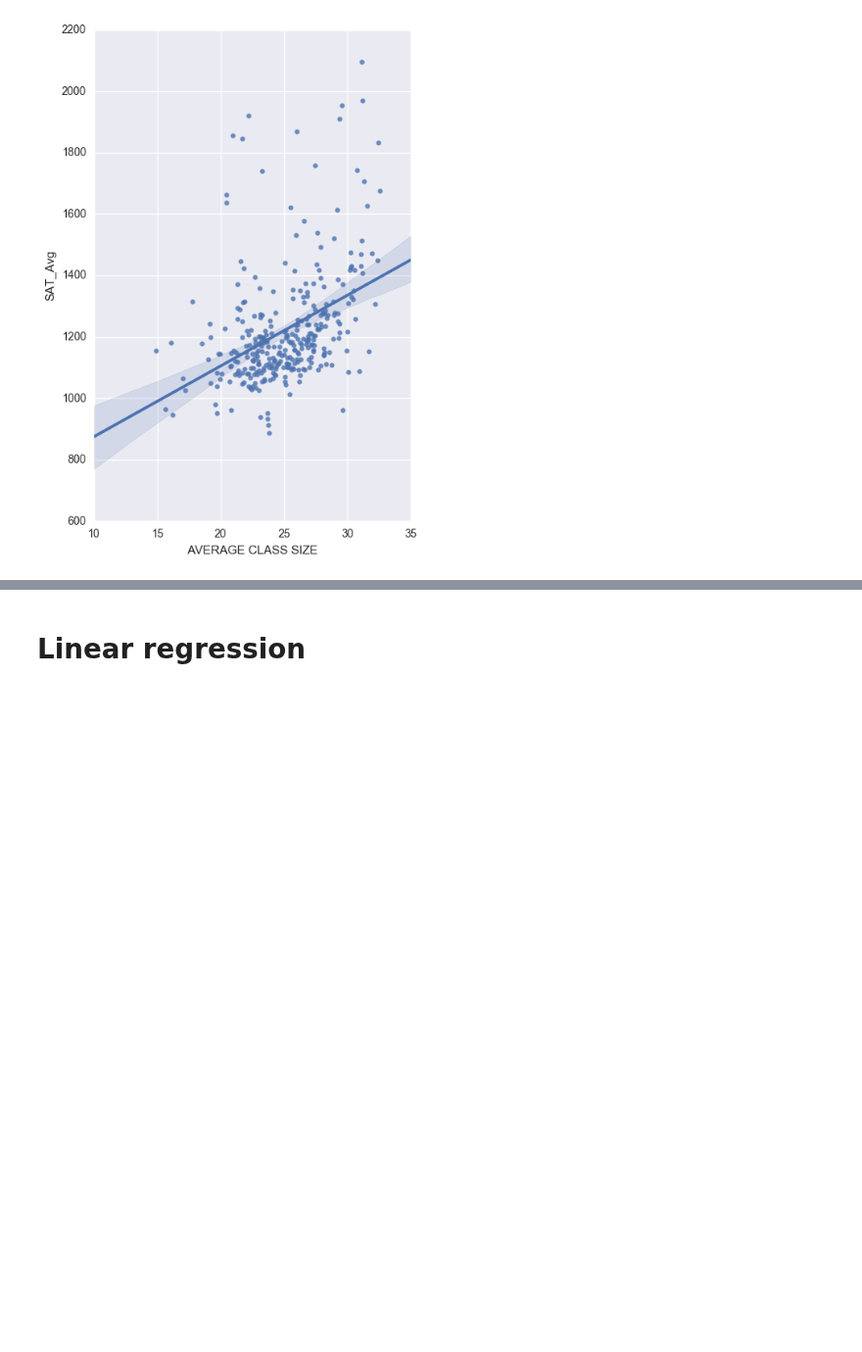
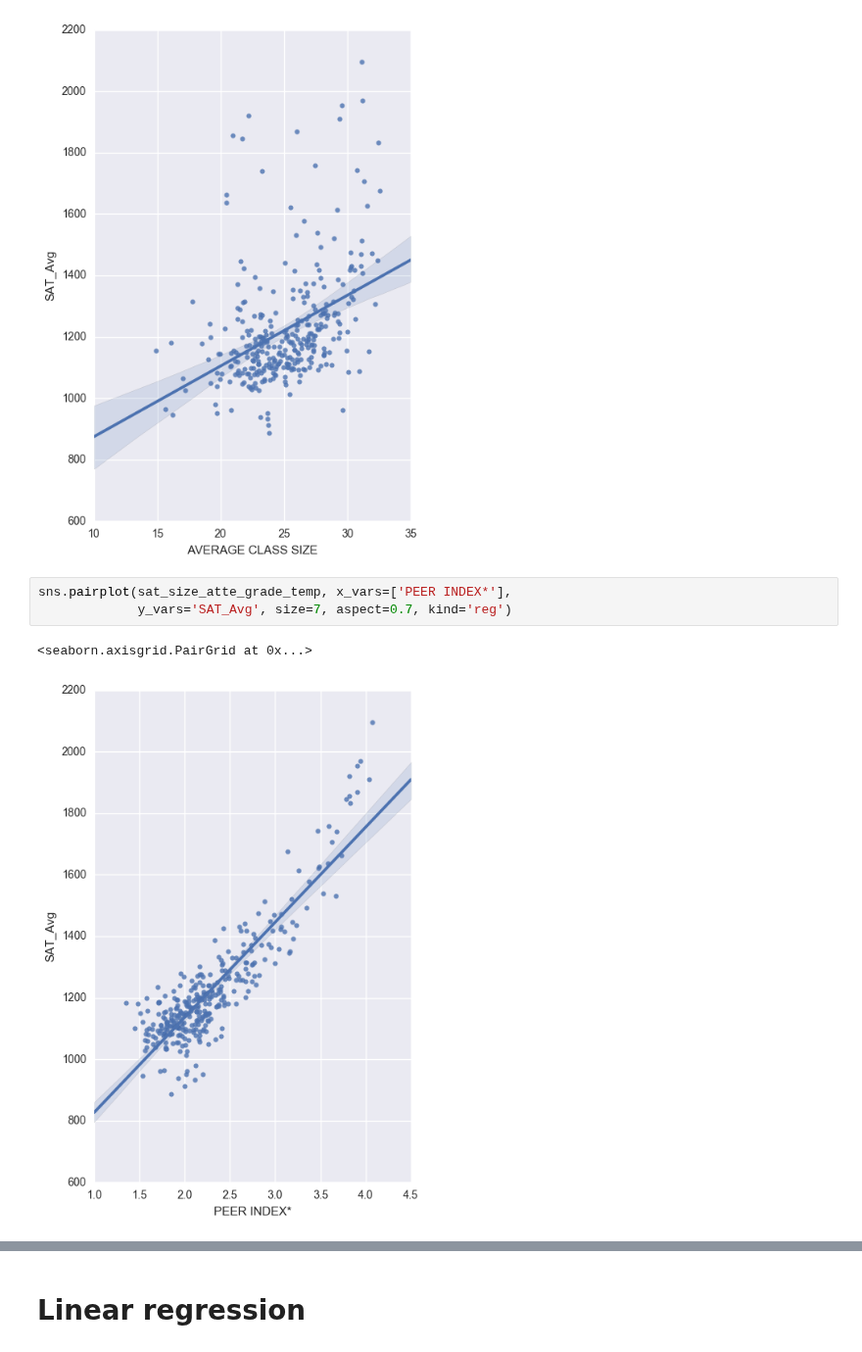
Before and after one commit to ckyko/CSC59970Project, a Jupyter notebook: NYC_high_school_Q1.ipynb, the cells around one changed output, grey strips where cells are left out. Shown at 98% size. Cells and saved outputs as stored; diff of their text form; blank space fills up the shorter version.

Commit message:
add perdict scatter plot

```diff
--- a/NYC_high_school_Q1.ipynb
+++ b/NYC_high_school_Q1.ipynb
@@ -149,3 +150,9 @@ sns.pairplot(sat_size_atte_grade_temp, x_vars=['AVERAGE CLASS SIZE'],
 # %% [output]
 <seaborn.axisgrid.PairGrid at 0x...>
 [figure]
+# %%
+sns.pairplot(sat_size_atte_grade_temp, x_vars=['PEER INDEX*'],
+             y_vars='SAT_Avg', size=7, aspect=0.7, kind='reg')
+# %% [output]
+<seaborn.axisgrid.PairGrid at 0x...>
+[figure, added]
```
Also changed, not shown: parts of 29 cells of this notebook.
